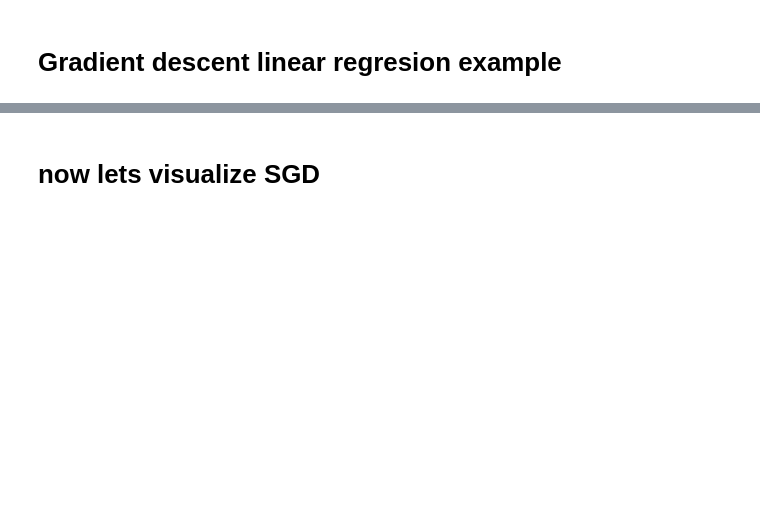
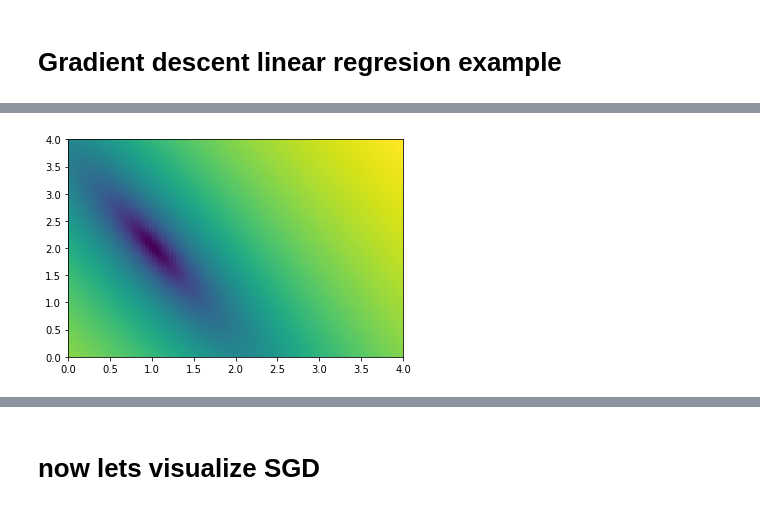
Before and after one commit to WestCoastML/pytorch_tutorial, a Jupyter notebook: pytorch_tutorial1.ipynb, the cells around one changed output, grey strips where cells are left out. Saved outputs shown, nothing was run; the diff lists cells and outputs as text; code cells hidden in the pictures; blank space fills up the shorter version.

```diff
--- a/pytorch_tutorial1.ipynb
+++ b/pytorch_tutorial1.ipynb
@@ -173,0 +150,13 @@ Now define gradient descent
+# %%
+# Data Generation
+def dataset_from_function_with_noise(f,npoints=100,noise=0.1):
+  np.random.seed(42)
+  x_train_tensor = torch.rand(int(npoints*.8),device=device)
+  y_train_tensor = f(x_train_tensor)
+  y_train_tensor += torch.randn(y_train_tensor.shape)*noise
+  x_val_tensor = torch.rand(int(npoints*.2),device=device)
+  y_val_tensor = f(x_train_tensor)
+  y_val_tensor += torch.randn(y_val_tensor.shape)*noise
+  return x_train_tensor,y_train_tensor,x_val_tensor,y_val_tensor
+
+x_train_tensor,y_train_tensor,x_val_tensor,y_val_tensor = dataset_from_function_with_noise(lambda x:1 + 2 * x  )
@@ -257,0 +256,21 @@ HTML(animation.ArtistAnimation(fig, artists,interval=50, blit=True,repeat_delay=
+# %%
+from mpl_toolkits.mplot3d import Axes3D
+
+arng=torch.linspace(0,4,100)
+brng=torch.linspace(0,4,100)
+av, bv = torch.meshgrid(arng,brng)
+def lossf(model,a,b):
+    model.a=a
+    model.b=b
+    yhat = model(x_train_tensor)
+    error = y_train_tensor - yhat
+    loss = (error ** 2).mean()
+    return loss
+loss2d=torch.tensor([math.log(lossf(model,a,b)) for b in brng for a in arng])
+
+loss2d=loss2d.reshape(arng.shape[0],brng.shape[0])
+ax.set_aspect('equal', 'datalim')
+plt.pcolor(arng,brng,loss2d)
+plt.show()
+# %% [output]
+[figure, added]
```
Also changed, not shown: parts of 44 cells of this notebook.
